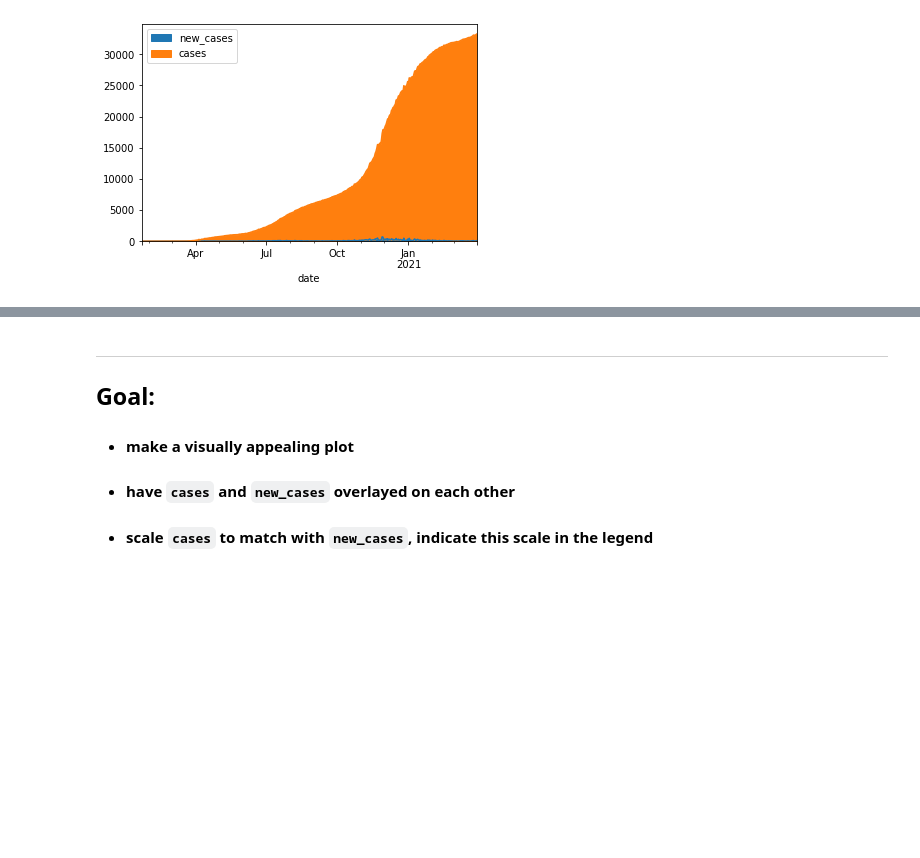
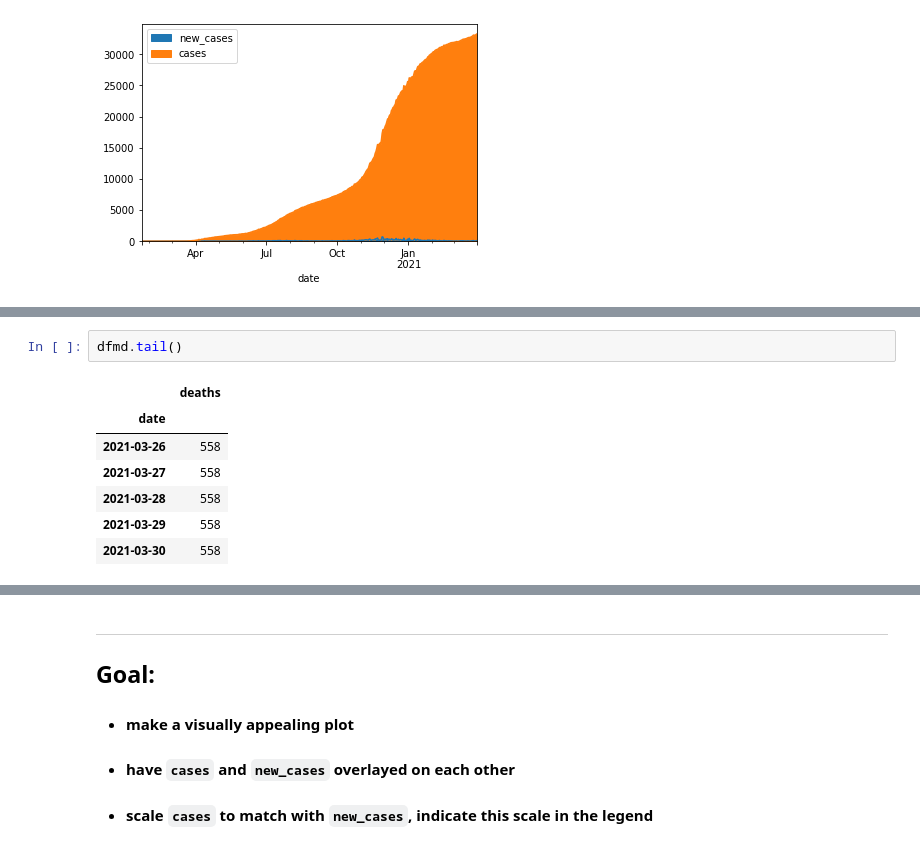
Before and after one commit to davydka/notebooks, a Jupyter notebook: CovidPortlandMultnomah.ipynb, the cells around one changed output, grey strips where cells are left out. Saved outputs shown, nothing was run; the diff lists cells and outputs as text; blank space fills up the shorter version.

```diff
--- a/CovidPortlandMultnomah.ipynb
+++ b/CovidPortlandMultnomah.ipynb
@@ -70,0 +108,10 @@ ax = dfm.plot.area(y=['new_cases', 'cases'])
+# %%
+dfmd.tail()
+# %% [output]
+|  | deaths |
+| date |  |
+| 2021-03-26 | 558 |
+| 2021-03-27 | 558 |
+| 2021-03-28 | 558 |
+| 2021-03-29 | 558 |
+| 2021-03-30 | 558 |
```
Also changed, not shown: parts of 11 cells of this notebook, 1 other file.
